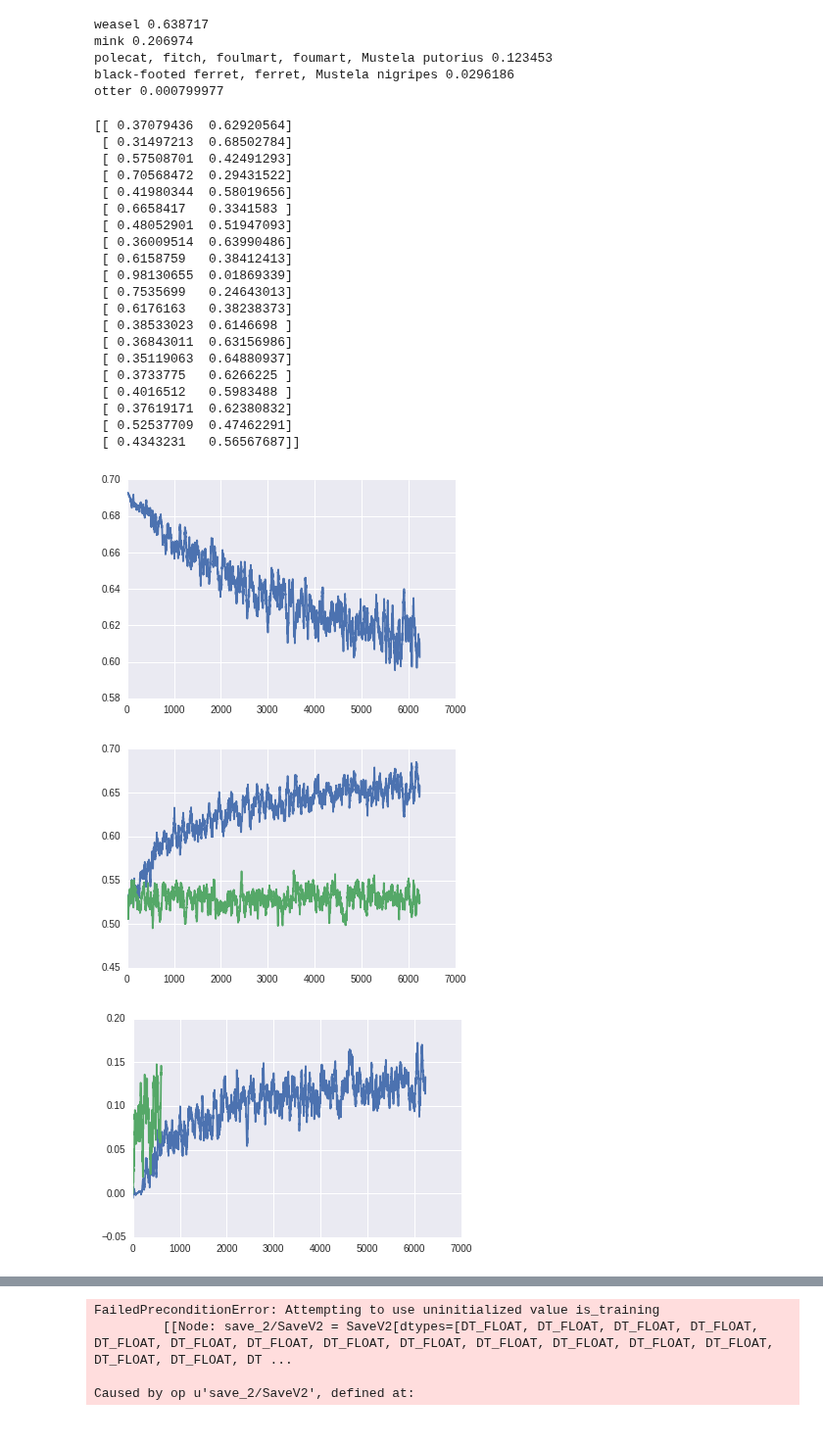
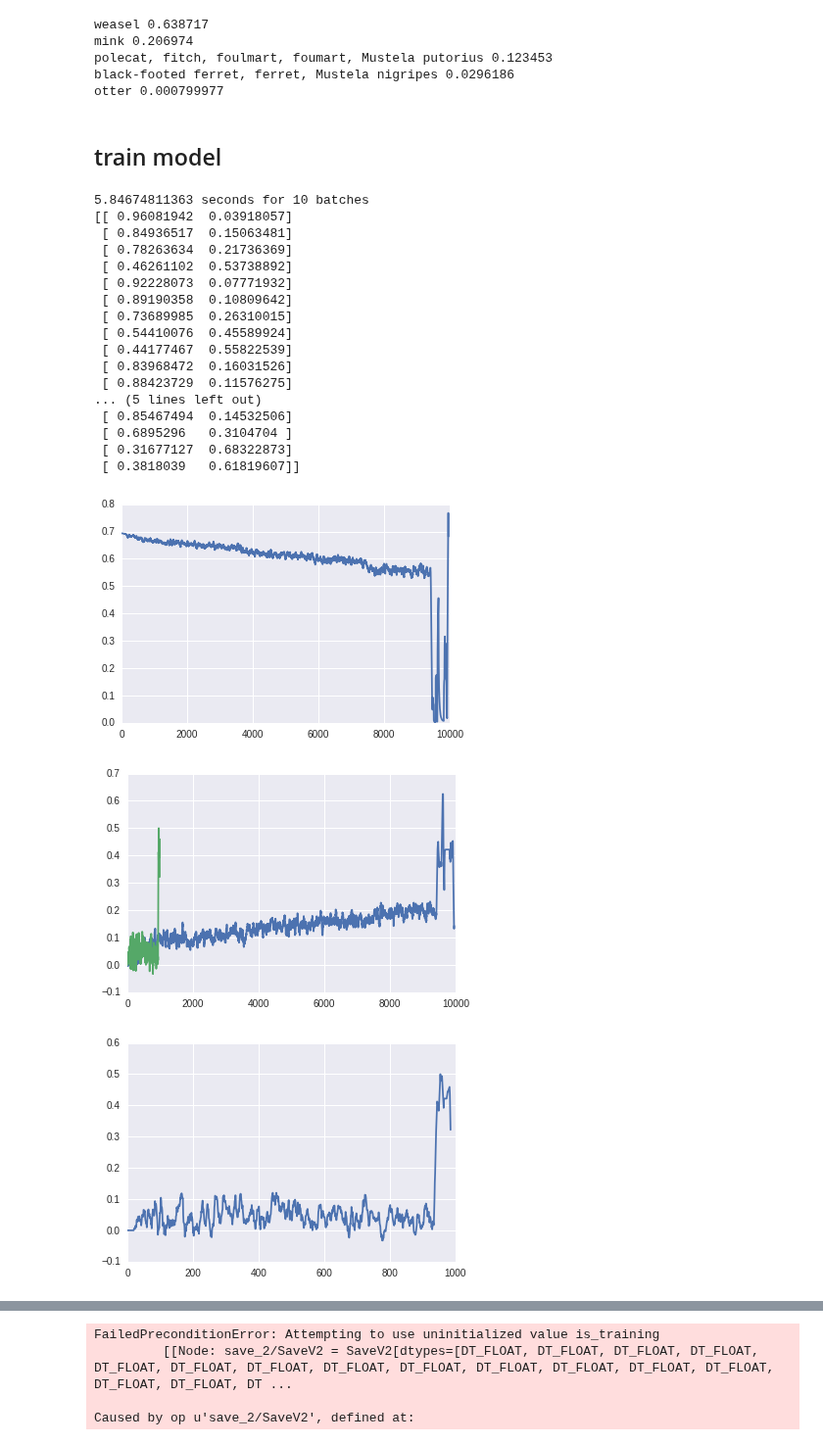
Before and after one commit to IJDykeman/storm_damage_prediction, a Jupyter notebook: VGG_tranfer_learning/toronto_vgg_code.ipynb, the cells around one changed output, grey strips where cells are left out. Shown at 98% size. Cells and saved outputs as stored; diff of their text form; code cells hidden in the pictures.

```diff
--- a/VGG_tranfer_learning/toronto_vgg_code.ipynb
+++ b/VGG_tranfer_learning/toronto_vgg_code.ipynb
@@ -764,75 +818,86 @@ naive_accuracy_record = []
 # %%
 val_accuracy_record = []
 val_naive_accuracy_record = []
+# %% [markdown]
+## train model
 # %%
 from IPython.display import clear_output
 import seaborn as sns
+import time
 
 def smooth(x, n=35):
     return np.convolve(np.ones(n, dtype = np.float32) / n, x)[n:-n]
 prob_val = 1234
+X, wind, _, Y = get_batch(64)
+
 for _ in range(10000):
+    t0 = time.time()
 
     for i in range(10):
         X, wind, _, Y = get_batch(64)
 #         print wind
         loss_val, accuracy_val, _, prob_val = sess.run([loss, accuracy, optimizer, pred_probabilities],
                                    feed_dict={vgg.imgs: X, labels: Y, wind_ph: wind,
-                                              learning_rate_ph:.0005
+                                              learning_rate_ph:.00005
                                               , keep_prob_ph:.7
                                              })
         loss_record.append(loss_val)
         accuracy_record.append(accuracy_val)
         naive_accuracy_record.append(np.mean(Y[:,0]))
+
+    t1 = time.time()
+
+    total = t1-t0
+
+
 #         print test
+#     if i % 100==0:
+#         saver.save(sess, "VGG_storm_model_1_", global_step = i)
     X, wind, _, Y = get_batch(64, val = True)
     loss_val, accuracy_val, prob_val = sess.run([loss, accuracy, pred_probabilities],
-                                   feed_dict={vgg.imgs: X, labels: Y, wind_ph: wind,
-                                              learning_rate_ph:.0005
+                                   feed_dict={vgg.imgs: X, labels: Y, wind_ph: wind
                                               , keep_prob_ph:1.0
                                              })
     val_accuracy_record.append(accuracy_val)
     val_naive_accuracy_record.append(np.mean(Y[:,0]))
 
 
 
     clear_output()
+    print total, "seconds for 10 batches"
     print prob_val[:20]
     plt.plot(smooth(loss_record))
     plt.show()
-    plt.plot(smooth(accuracy_record))
-    plt.plot(smooth(naive_accuracy_record))
-    plt.show()
+#     plt.plot(smooth(accuracy_record))
+#     plt.plot(smooth(naive_accuracy_record))
+#     plt.show()
 
     plt.plot(smooth(accuracy_record) - smooth(naive_accuracy_record))
 #     plt.show()
 
-    plt.plot(smooth(val_accuracy_record, n=20) - smooth(val_naive_accuracy_record, n=20))
+    plt.plot(smooth(val_accuracy_record, n=10) - smooth(val_naive_accuracy_record, n=10))
     plt.show()
 
-    plt.plot(smooth(val_accuracy_record, n=20) - smooth(val_naive_accuracy_record, n=20))
+    plt.plot(smooth(val_accuracy_record, n=10) - smooth(val_naive_accuracy_record, n=10))
     plt.show()
 # %% [output]
-[[ 0.37079436  0.62920564]
- [ 0.31497213  0.68502784]
- [ 0.57508701  0.42491293]
- [ 0.70568472  0.29431522]
- [ 0.41980344  0.58019656]
- [ 0.6658417   0.3341583 ]
- [ 0.48052901  0.51947093]
- [ 0.36009514  0.63990486]
- [ 0.6158759   0.38412413]
- [ 0.98130655  0.01869339]
- [ 0.7535699   0.24643013]
- [ 0.6176163   0.38238373]
- [ 0.38533023  0.6146698 ]
- [ 0.36843011  0.63156986]
- [ 0.35119063  0.64880937]
- [ 0.3733775   0.6266225 ]
- [ 0.4016512   0.5983488 ]
- [ 0.37619171  0.62380832]
- [ 0.52537709  0.47462291]
- [ 0.4343231   0.56567687]]
+5.84674811363 seconds for 10 batches
+[[ 0.96081942  0.03918057]
+ [ 0.84936517  0.15063481]
+ [ 0.78263634  0.21736369]
+ [ 0.46261102  0.53738892]
+ [ 0.92228073  0.07771932]
+ [ 0.89190358  0.10809642]
+ [ 0.73689985  0.26310015]
+ [ 0.54410076  0.45589924]
+ [ 0.44177467  0.55822539]
+ [ 0.83968472  0.16031526]
+ [ 0.88423729  0.11576275]
+... (5 lines left out)
+ [ 0.85467494  0.14532506]
+ [ 0.6895296   0.3104704 ]
+ [ 0.31677127  0.68322873]
+ [ 0.3818039   0.61819607]]
-[figure, old version]
+[figure, new version]
-[figure, old version]
+[figure, new version]
-[figure, old version]
+[figure, new version]
```
Also changed, not shown: parts of 13 cells of this notebook.
